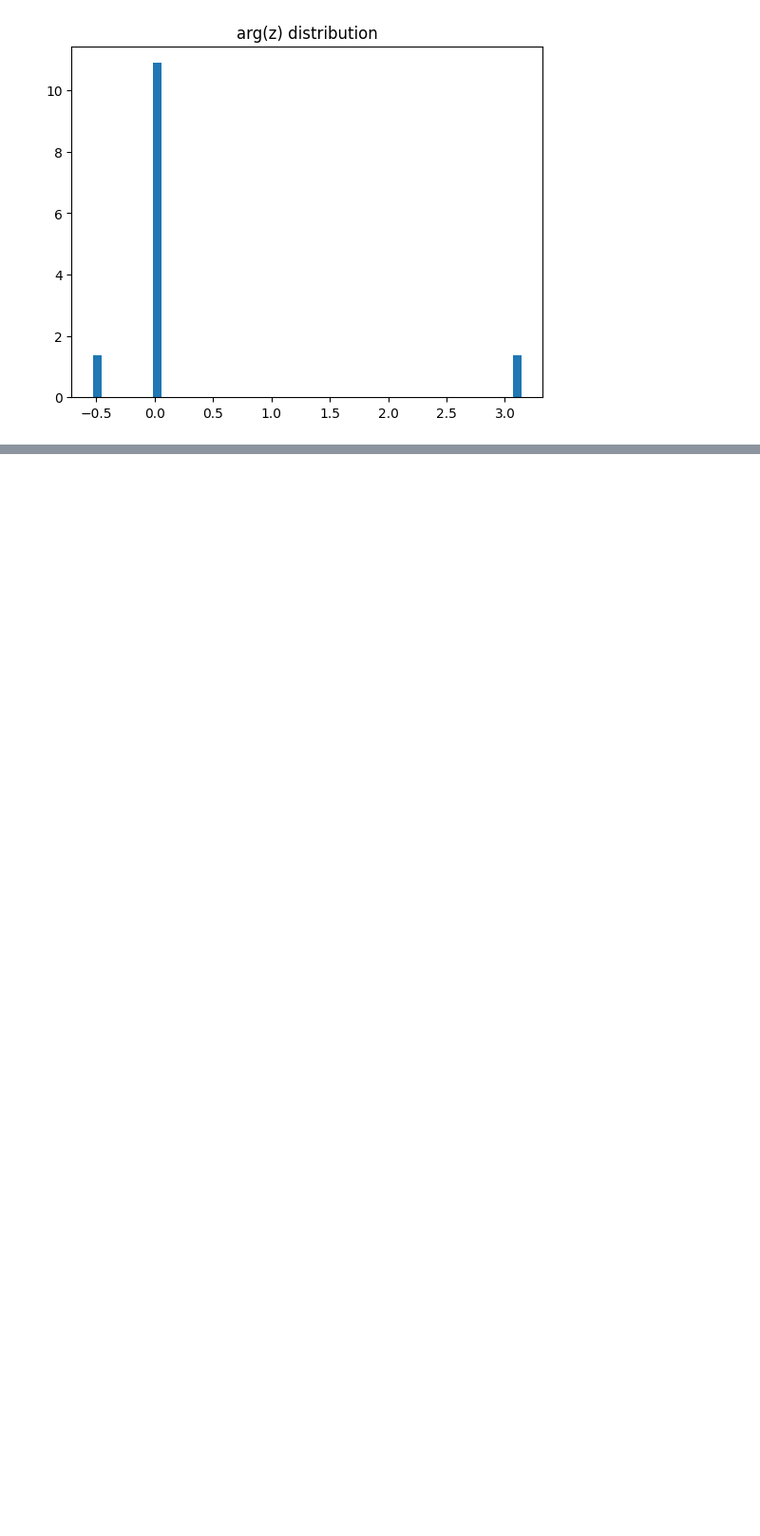
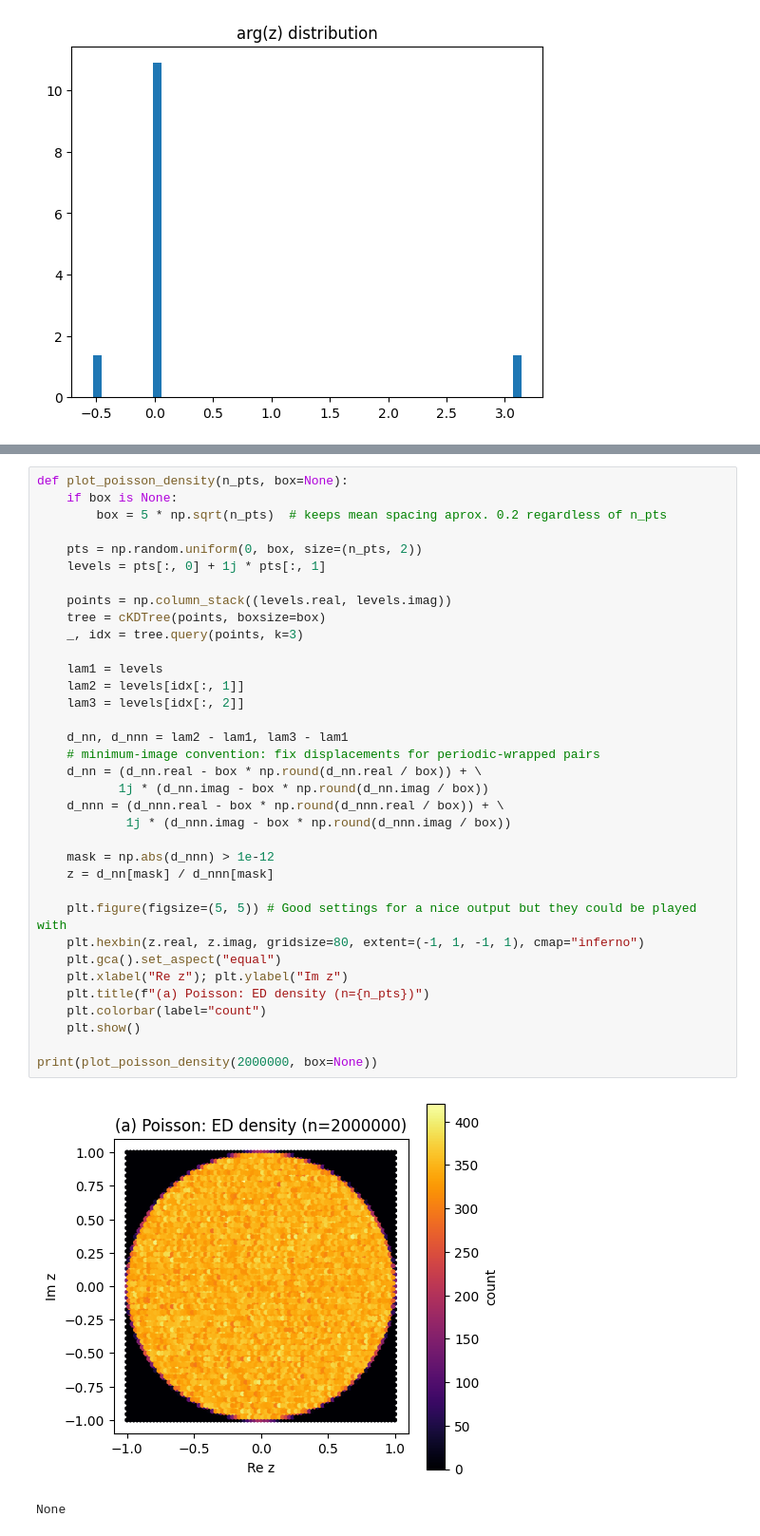
Before and after one commit to IgnacioMPineda/Cellular-automata-simulator---SP2026, a Jupyter notebook: Notebook_4.ipynb, the cells around one changed output, grey strips where cells are left out. Shown at 95% size. Saved outputs shown, nothing was run; the diff lists cells and outputs as text; blank space fills up the shorter version.

```diff
--- a/Notebook_4.ipynb
+++ b/Notebook_4.ipynb
@@ -133,0 +167,38 @@ Distance: [0.93416663 0.60582804 0.99999996 0.99999996 1.         0.81206756
+# %%
+def plot_poisson_density(n_pts, box=None):
+    if box is None:
+        box = 5 * np.sqrt(n_pts)  # keeps mean spacing aprox. 0.2 regardless of n_pts
+
+    pts = np.random.uniform(0, box, size=(n_pts, 2))
+    levels = pts[:, 0] + 1j * pts[:, 1]
+
+    points = np.column_stack((levels.real, levels.imag))
+    tree = cKDTree(points, boxsize=box)
+    _, idx = tree.query(points, k=3)
+
+    lam1 = levels
+    lam2 = levels[idx[:, 1]]
+    lam3 = levels[idx[:, 2]]
+
+    d_nn, d_nnn = lam2 - lam1, lam3 - lam1
+    # minimum-image convention: fix displacements for periodic-wrapped pairs
+    d_nn = (d_nn.real - box * np.round(d_nn.real / box)) + \
+           1j * (d_nn.imag - box * np.round(d_nn.imag / box))
+    d_nnn = (d_nnn.real - box * np.round(d_nnn.real / box)) + \
+            1j * (d_nnn.imag - box * np.round(d_nnn.imag / box))
+
+    mask = np.abs(d_nnn) > 1e-12
+    z = d_nn[mask] / d_nnn[mask]
+
+    plt.figure(figsize=(5, 5)) # Good settings for a nice output but they could be played with
+    plt.hexbin(z.real, z.imag, gridsize=80, extent=(-1, 1, -1, 1), cmap="inferno")
+    plt.gca().set_aspect("equal")
+    plt.xlabel("Re z"); plt.ylabel("Im z")
+    plt.title(f"(a) Poisson: ED density (n={n_pts})")
+    plt.colorbar(label="count")
+    plt.show()
+
+print(plot_poisson_density(2000000, box=None))
+# %% [output]
+[figure, added]
+None
```
Also changed, not shown: parts of 19 cells of this notebook.
